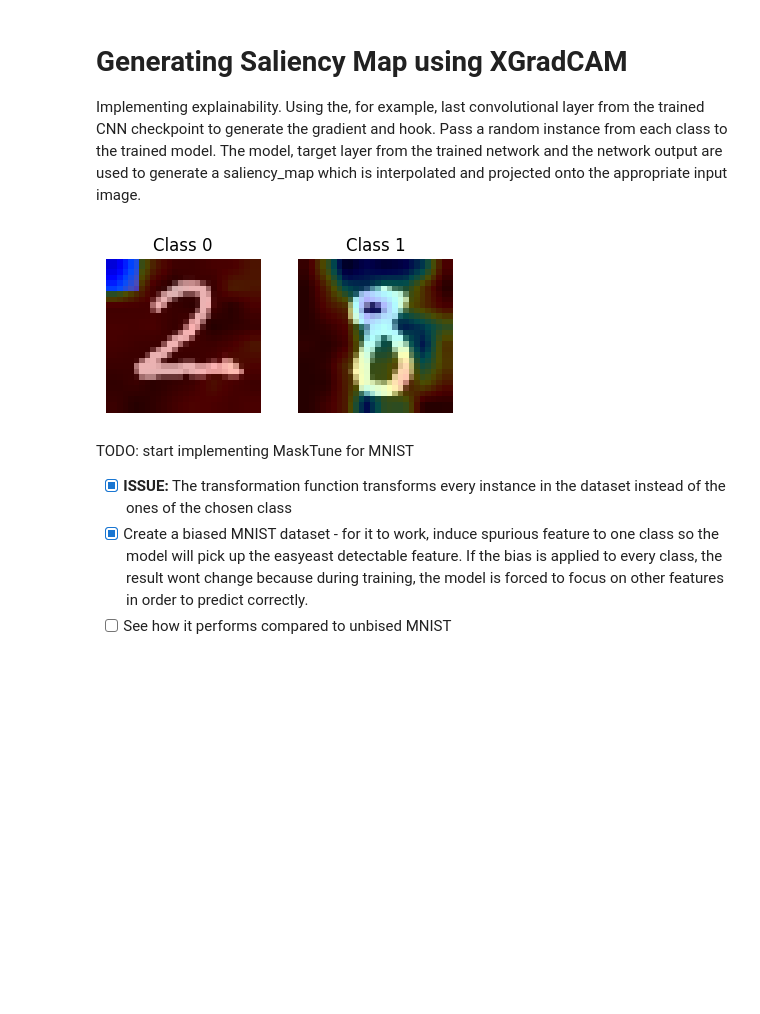
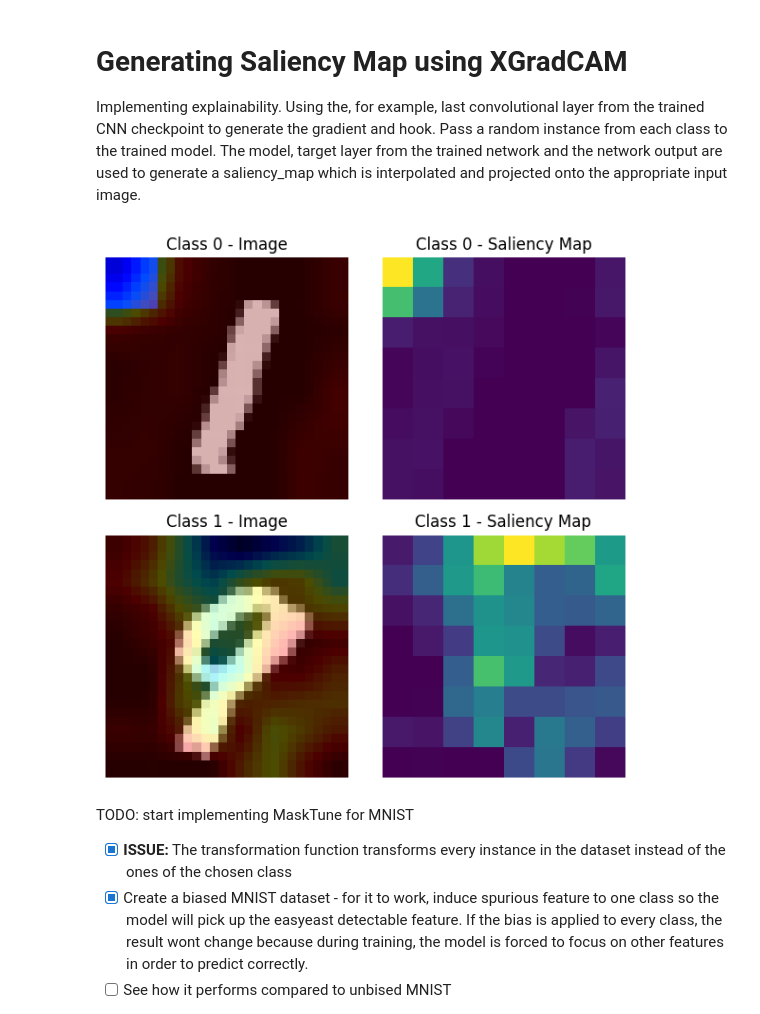
Before and after one commit to vmazashvili/Neural-Networks, a Jupyter notebook: MaskTune_Vano_Mazashvili_1993251.ipynb, the cells around one changed output. Saved outputs shown, nothing was run; the diff lists cells and outputs as text; code cells hidden in the pictures; blank space fills up the shorter version.

```diff
--- a/MaskTune_Vano_Mazashvili_1993251.ipynb
+++ b/MaskTune_Vano_Mazashvili_1993251.ipynb
@@ -620,6 +620,7 @@ def interpolate_heatmap(input_tensor, saliency_map_np):
 
 # Dictionary to store interpolated images by class label
 interpolated_images_by_class = {}
+saliency_maps_by_class = {}
 
 # Function to generate and interpolate the heatmap for one instance of each class
 def generate_and_interpolate_heatmap_one_per_class():
@@ -631,44 +632,56 @@ def generate_and_interpolate_heatmap_one_per_class():
         if label not in class_data_dict:
             class_data_dict[label] = []
         class_data_dict[label].append(data)
 
     # Iterate through each class label
     for class_label in range(2):  # Assuming 2 classes (0 and 1)
         # Get the data instances for the specified class label
         class_data = class_data_dict.get(class_label, [])
 
         # Select one random instance from the class data
         if class_data:
             random_instance = random.choice(class_data)
 
             # Generate the saliency map for the random instance
             saliency_map_np = generate_map(random_instance, class_label)
 
             # Interpolate the heatmap for the random instance
             interpolated_img = interpolate_heatmap(random_instance, saliency_map_np)
 
             # Store the interpolated image in the dictionary by class label
             interpolated_images_by_class[class_label] = interpolated_img
 
+            saliency_maps_by_class[class_label] = saliency_map_np
+
 # Generate interpolated images for one instance per class
 generate_and_interpolate_heatmap_one_per_class()
 
-# Plot the interpolated images with their class labels
-fig, axs = plt.subplots(1, 2, figsize=(4, 2))
+# Plot the interpolated images and saliency maps together
+fig, axs = plt.subplots(2, 2, figsize=(6, 6))  # Adjust figsize for square plot
+
 for i, ax in enumerate(axs.flat):
-    class_label = i
-    interpolated_img = interpolated_images_by_class.get(class_label)
-    if interpolated_img is not None:
-        ax.imshow(interpolated_img)
-        ax.axis('off')
-        ax.set_title(f'Class {class_label}')
-    else:
-        ax.axis('off')
+  class_label = i // number_of_classes # Different for each dataset
+  interpolated_img = interpolated_images_by_class.get(class_label)
+  saliency_map_by_class = saliency_maps_by_class.get(class_label)  # Assuming separate dictionary
+
+  if interpolated_img is not None:
+    # Display the interpolated image on the top half of the subplot
+    axs[i // 2, 0].imshow(interpolated_img)
+    axs[i // 2, 0].axis('off')
+    axs[i // 2, 0].set_title(f'Class {class_label} - Image')
+
+    # Display the saliency map on the bottom half of the subplot
+    axs[i // 2, 1].imshow(saliency_map_by_class)  # Assuming saliency map format is compatible
+    axs[i // 2, 1].axis('off')
+    axs[i // 2, 1].set_title(f'Class {class_label} - Saliency Map')
+
+  else:
+    axs[i].axis('off')
 
 plt.tight_layout()
 plt.show()
 # %% [output]
-[figure, old version]
+[figure, new version]
 # %% [markdown]
 TODO:
 start implementing MaskTune for MNIST
```
